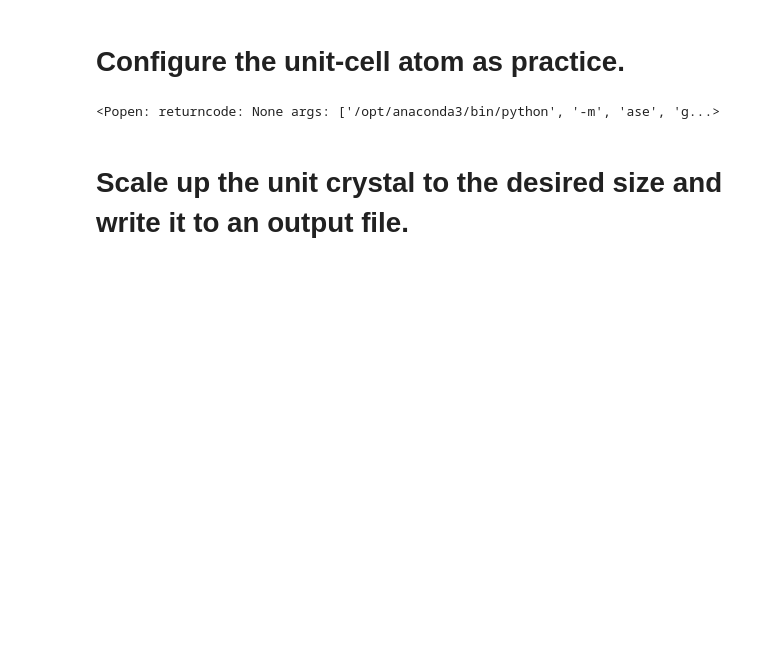
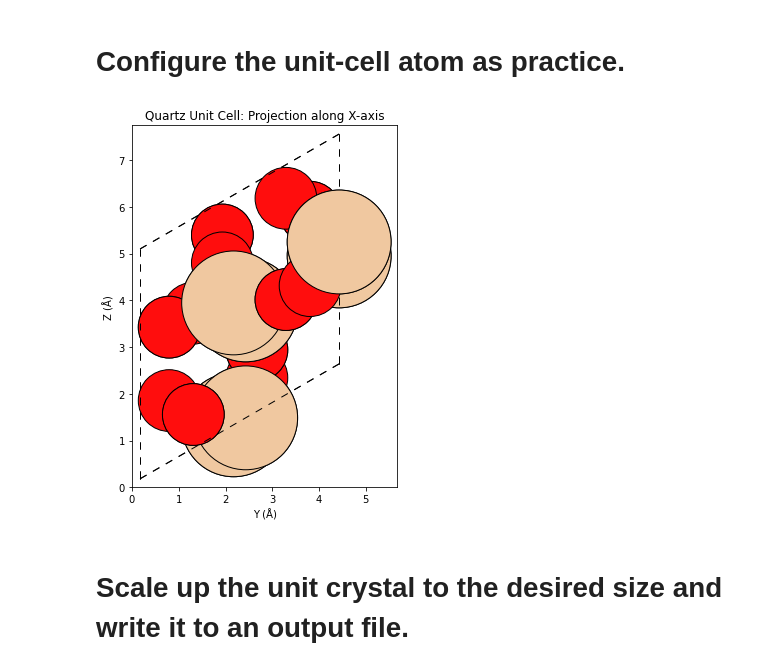
Before and after one commit to NSF-GCR-MDDM/kmream_md, a Jupyter notebook: generate_crystal.ipynb, the cells around one changed output. Drawn from its saved outputs; the diff is of its cells as text; code cells hidden in the pictures; blank space fills up the shorter version.

```diff
--- a/generate_crystal.ipynb
+++ b/generate_crystal.ipynb
@@ -21,23 +21,33 @@ unit cell, and defining some basis particles.
 # %%
 a, c = 4.9137, 5.4047  #units in angstroms
 
 crystal_cell = crystal(
     symbols='Si2O4',
     basis=[
         (0.4697, 0.0, 0.0),     # Si
         (0.5303, 0.0, 0.6667),  # Si
         (0.4133, 0.2673, 0.7854),  # O
         (0.5867, -0.2673, 0.4520),
         (0.7327, 0.1460, 0.1199),
         (0.2673, -0.1460, 0.7854)
     ],
     spacegroup=152,  # P3121 for alpha-quartz
     cellpar=[4.9137, 4.9137, 5.4047, 90, 90, 120],
 )
 
-view(crystal_cell)
+#view(crystal_cell)
+fig, ax = plt.subplots(figsize=(8, 6))
+
+# 2D projection — you can use 'x', 'y', 'z' for different views
+plot_atoms(crystal_cell, ax, rotation='90z', show_unit_cell=2)
+
+ax.set_xlabel("Y (Å)")
+ax.set_ylabel("Z (Å)")
+plt.title("Quartz Unit Cell: Projection along X-axis")
+plt.tight_layout()
+plt.show()
 # %% [output]
-<Popen: returncode: None args: ['/opt/anaconda3/bin/python', '-m', 'ase', 'g...>
+[figure, added]
 # %% [markdown]
 # Scale up the unit crystal to the desired size and write it to an output file.
 # %%
```
Also changed, not shown: parts of 1 cell of this notebook.
